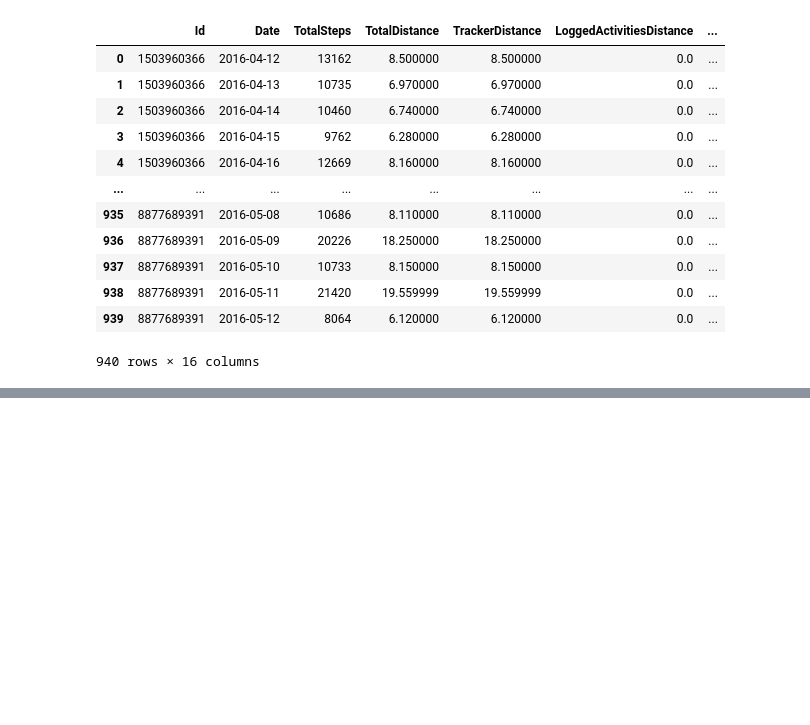
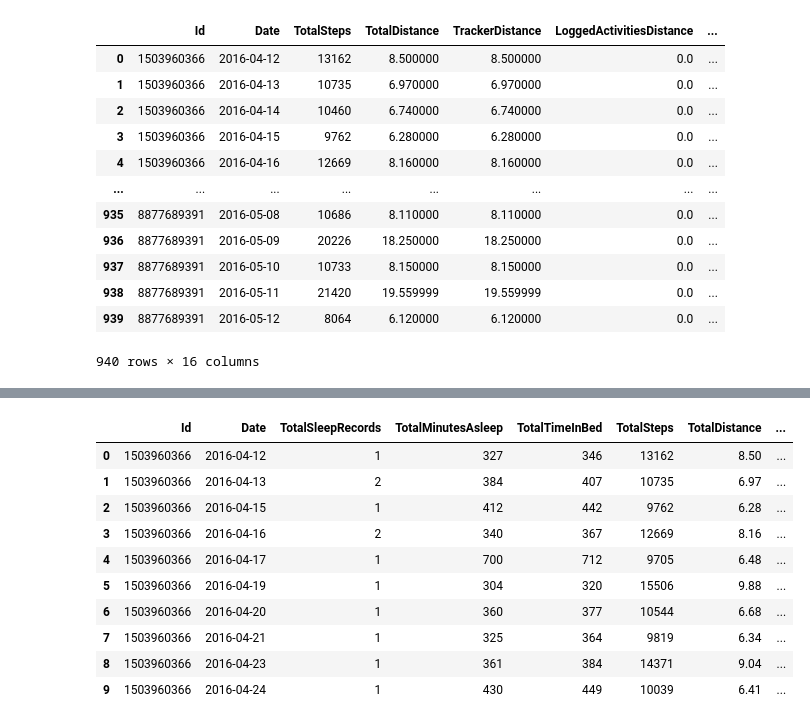
Before and after one commit to Aishani1234/Bellabeat_Case-Study, a Jupyter notebook: DataExploration.ipynb, the cells around one changed output, grey strips where cells are left out. Cells and saved outputs as stored; diff of their text form; code cells hidden in the pictures; blank space fills up the shorter version.

```diff
--- a/DataExploration.ipynb
+++ b/DataExploration.ipynb
@@ -265,3 +267,5 @@ New_Daily_df
 | 938 | 8877689391 | 2016-05-11 | 21420 | 19.559999 | 19.559999 | 0.0 | ... |
 | 939 | 8877689391 | 2016-05-12 | 8064 | 6.120000 | 6.120000 | 0.0 | ... |
 940 rows × 16 columns
+# %%
+daily_sleep=pd.read_csv('/content/drive/MyDrive/Bellabeat Capstone Project/sleepDay_merged.csv')
@@ -267,0 +287,4 @@ New_Daily_df
+# %%
+daily_sleep.rename(columns={'SleepDay':'Date'},inplace=True)
+# %%
+daily_sleep['Date']=pd.to_datetime(daily_sleep['Date'])
@@ -267,0 +300,16 @@ New_Daily_df
+# %%
+final_Daily_df = pd.merge(daily_sleep, New_Daily_df, how='left', on=['Id','Date'])
+# %%
+final_Daily_df.head(10)
+# %% [output]
+|  | Id | Date | TotalSleepRecords | TotalMinutesAsleep | TotalTimeInBed | TotalSteps | TotalDistance | ... |
+| 0 | 1503960366 | 2016-04-12 | 1 | 327 | 346 | 13162 | 8.50 | ... |
+| 1 | 1503960366 | 2016-04-13 | 2 | 384 | 407 | 10735 | 6.97 | ... |
+| 2 | 1503960366 | 2016-04-15 | 1 | 412 | 442 | 9762 | 6.28 | ... |
+| 3 | 1503960366 | 2016-04-16 | 2 | 340 | 367 | 12669 | 8.16 | ... |
+| 4 | 1503960366 | 2016-04-17 | 1 | 700 | 712 | 9705 | 6.48 | ... |
+| 5 | 1503960366 | 2016-04-19 | 1 | 304 | 320 | 15506 | 9.88 | ... |
+| 6 | 1503960366 | 2016-04-20 | 1 | 360 | 377 | 10544 | 6.68 | ... |
+| 7 | 1503960366 | 2016-04-21 | 1 | 325 | 364 | 9819 | 6.34 | ... |
+| 8 | 1503960366 | 2016-04-23 | 1 | 361 | 384 | 14371 | 9.04 | ... |
+| 9 | 1503960366 | 2016-04-24 | 1 | 430 | 449 | 10039 | 6.41 | ... |
```
Also changed, not shown: parts of 9 cells of this notebook.
